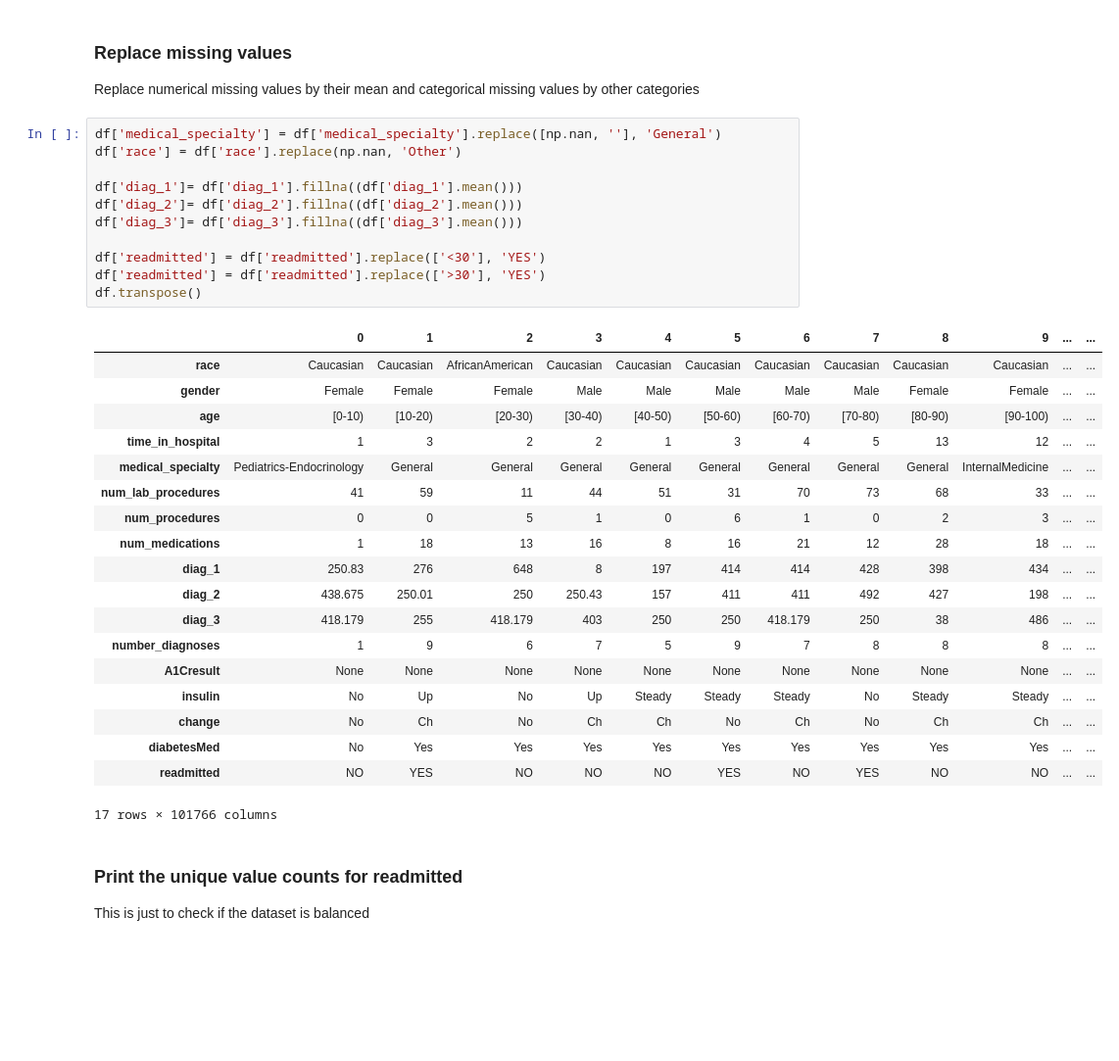
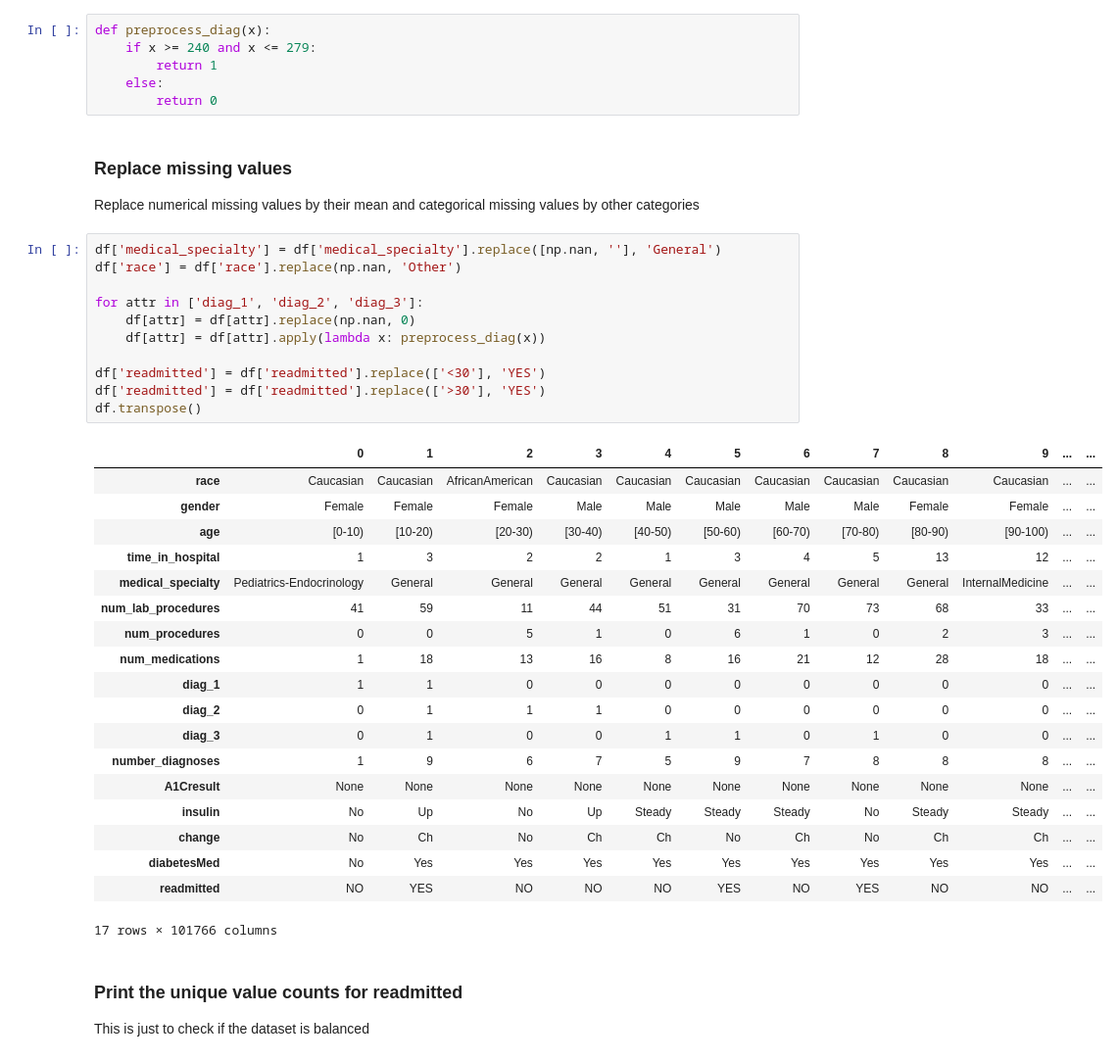
Before and after one commit to ml-medics/diabetes-ml-study, a Jupyter notebook: Hospital Dataset Analysis.ipynb, the cells around one changed output. Shown at 98% size. Cells and saved outputs as stored; diff of their text form; blank space fills up the shorter version.

```diff
--- a/Hospital Dataset Analysis.ipynb
+++ b/Hospital Dataset Analysis.ipynb
@@ -237,33 +239,39 @@ redundant_features = ['encounter_id', 'patient_nbr', 'weight', 'payer_code', 'ad
                 'glipizide', 'glyburide', 'tolbutamide', 'pioglitazone', 'rosiglitazone', 'acarbose',
                 'miglitol', 'troglitazone', 'tolazamide', 'examide', 'citoglipton']
 df.drop(redundant_features, inplace=True, axis =1)
+# %%
+def preprocess_diag(x):
+    if x >= 240 and x <= 279:
+        return 1
+    else:
+        return 0
 # %% [markdown]
 ### Replace missing values
 Replace numerical missing values by their mean and categorical missing values by other categories
 # %%
 df['medical_specialty'] = df['medical_specialty'].replace([np.nan, ''], 'General')
 df['race'] = df['race'].replace(np.nan, 'Other')
 
-df['diag_1']= df['diag_1'].fillna((df['diag_1'].mean()))
-df['diag_2']= df['diag_2'].fillna((df['diag_2'].mean()))
-df['diag_3']= df['diag_3'].fillna((df['diag_3'].mean()))
+for attr in ['diag_1', 'diag_2', 'diag_3']:
+    df[attr] = df[attr].replace(np.nan, 0)
+    df[attr] = df[attr].apply(lambda x: preprocess_diag(x))
 
 df['readmitted'] = df['readmitted'].replace(['<30'], 'YES')
 df['readmitted'] = df['readmitted'].replace(['>30'], 'YES')
 df.transpose()
 # %% [output]
 |  | 0 | 1 | 2 | 3 | 4 | 5 | 6 | 7 | 8 | 9 | ... | ... |
 | race | Caucasian | Caucasian | AfricanAmerican | Caucasian | Caucasian | Caucasian | Caucasian | Caucasian | Caucasian | Caucasian | ... | ... |
 | gender | Female | Female | Female | Male | Male | Male | Male | Male | Female | Female | ... | ... |
 | age | [0-10) | [10-20) | [20-30) | [30-40) | [40-50) | [50-60) | [60-70) | [70-80) | [80-90) | [90-100) | ... | ... |
 | time_in_hospital | 1 | 3 | 2 | 2 | 1 | 3 | 4 | 5 | 13 | 12 | ... | ... |
 | medical_specialty | Pediatrics-Endocrinology | General | General | General | General | General | General | General | General | InternalMedicine | ... | ... |
 | num_lab_procedures | 41 | 59 | 11 | 44 | 51 | 31 | 70 | 73 | 68 | 33 | ... | ... |
 | num_procedures | 0 | 0 | 5 | 1 | 0 | 6 | 1 | 0 | 2 | 3 | ... | ... |
 | num_medications | 1 | 18 | 13 | 16 | 8 | 16 | 21 | 12 | 28 | 18 | ... | ... |
-| diag_1 | 250.83 | 276 | 648 | 8 | 197 | 414 | 414 | 428 | 398 | 434 | ... | ... |
-| diag_2 | 438.675 | 250.01 | 250 | 250.43 | 157 | 411 | 411 | 492 | 427 | 198 | ... | ... |
-| diag_3 | 418.179 | 255 | 418.179 | 403 | 250 | 250 | 418.179 | 250 | 38 | 486 | ... | ... |
+| diag_1 | 1 | 1 | 0 | 0 | 0 | 0 | 0 | 0 | 0 | 0 | ... | ... |
+| diag_2 | 0 | 1 | 1 | 1 | 0 | 0 | 0 | 0 | 0 | 0 | ... | ... |
+| diag_3 | 0 | 1 | 0 | 0 | 1 | 1 | 0 | 1 | 0 | 0 | ... | ... |
 | number_diagnoses | 1 | 9 | 6 | 7 | 5 | 9 | 7 | 8 | 8 | 8 | ... | ... |
 | A1Cresult | None | None | None | None | None | None | None | None | None | None | ... | ... |
 | insulin | No | Up | No | Up | Steady | Steady | Steady | No | Steady | Steady | ... | ... |
```
Also changed, not shown: parts of 11 cells of this notebook, 1 other file.
